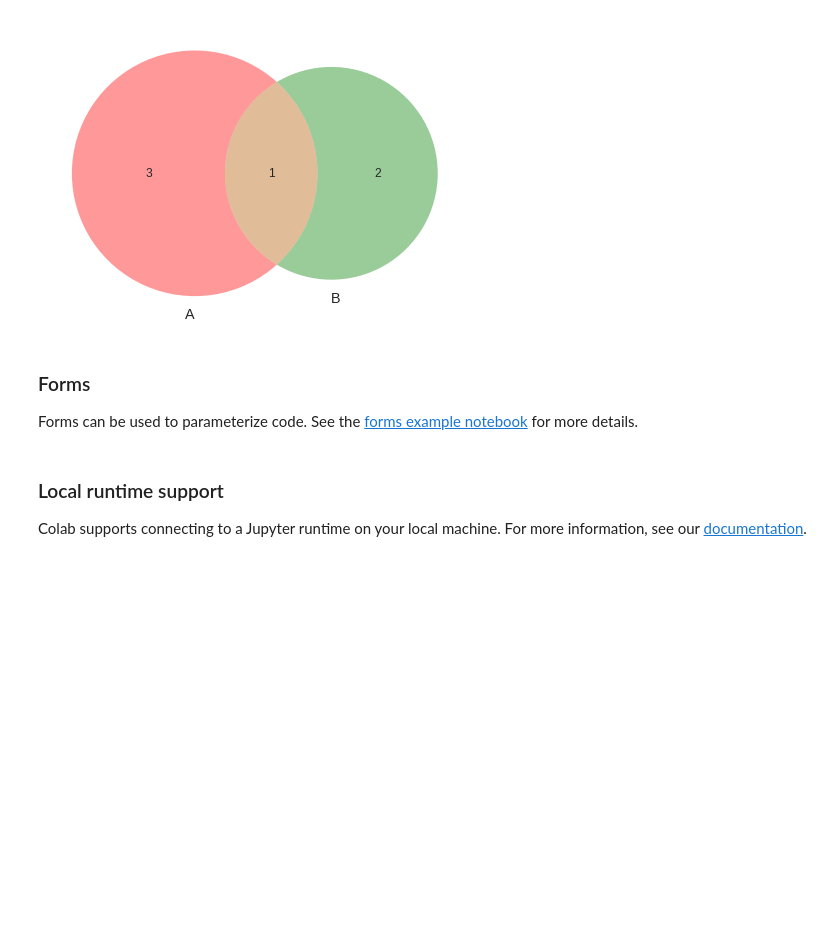
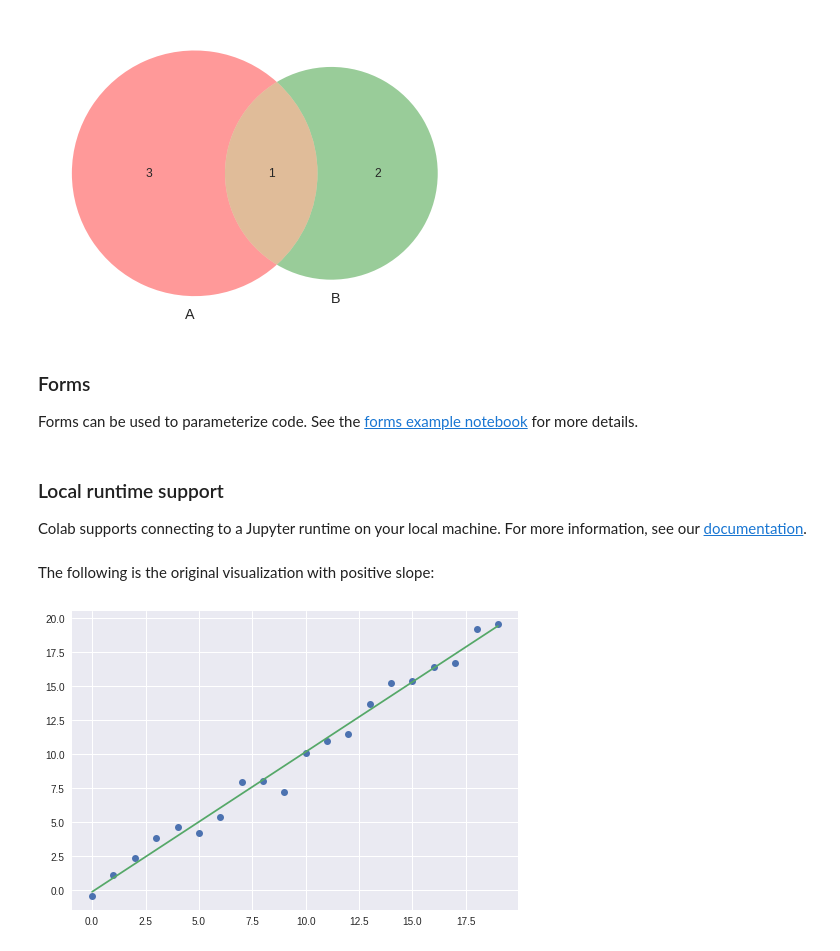
Before and after one commit to 07sebascode/hello_ds, a Jupyter notebook: Hello_DS_Hello_Colaboratory!.ipynb, the cells around one changed output. Saved outputs shown, nothing was run; the diff lists cells and outputs as text; code cells hidden in the pictures; blank space fills up the shorter version.

```diff
--- a/Hello_DS_Hello_Colaboratory!.ipynb
+++ b/Hello_DS_Hello_Colaboratory!.ipynb
@@ -112,3 +112,15 @@ dropdown = '1st option' #@param ["1st option", "2nd option", "3rd option"]
 ### Local runtime support
 
 Colab  supports connecting to a Jupyter runtime on your local machine. For more information, see our [documentation](https://research.google.com/colaboratory/local-runtimes.html).
+# %% [markdown]
+The following is the original visualization with positive slope:
+# %%
+import matplotlib.pyplot as plt
+import numpy as np
+
+x = np.arange(20)
+y = [x_i + np.random.randn(1) for x_i in x]
+a, b = np.polyfit(x, y, 1)
+_ = plt.plot(x, y, 'o', np.arange(20), a*np.arange(20)+b, '-')
+# %% [output]
+[figure, added]
```
